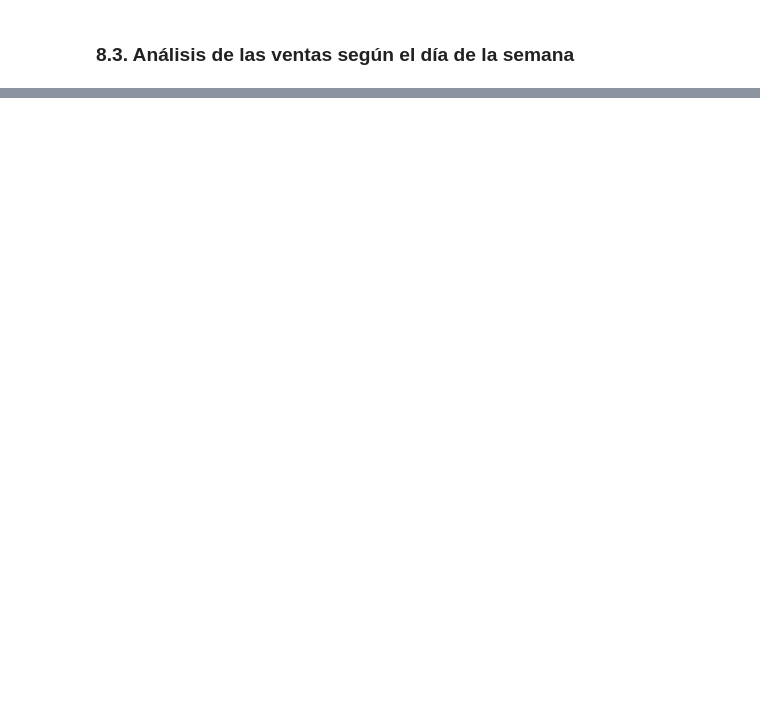
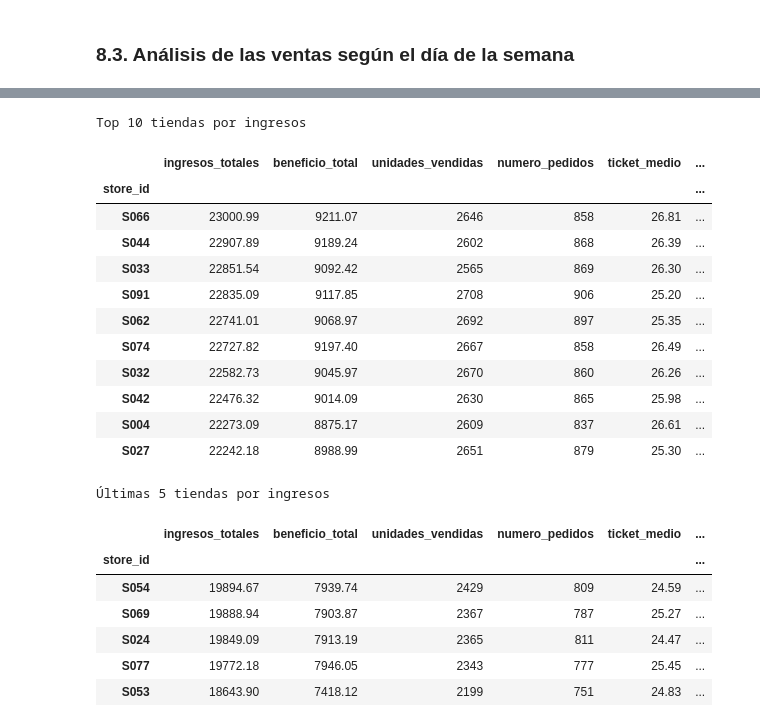
Before and after one commit to SofiaConsoli/Proyecto_Final_Data_and_Analytics, a Jupyter notebook: notebooks/proyecto_final_EDA_python.ipynb, the cells around one changed output, grey strips where cells are left out. Drawn from its saved outputs; the diff is of its cells as text; code cells hidden in the pictures; blank space fills up the shorter version.

```diff
--- a/notebooks/proyecto_final_EDA_python.ipynb
+++ b/notebooks/proyecto_final_EDA_python.ipynb
@@ -731,0 +791,31 @@ variacion_pct = (
+# %%
+# Ranking de tiendas individuales
+por_tienda = resumen_kpis(eda_df, "store_id").sort_values("ingresos_totales", ascending=False)
+
+print("Top 10 tiendas por ingresos")
+display(por_tienda.head(10).round(2))
+
+print("Últimas 5 tiendas por ingresos")
+display(por_tienda.tail(5).round(2))
+# %% [output]
+Top 10 tiendas por ingresos
+|  | ingresos_totales | beneficio_total | unidades_vendidas | numero_pedidos | ticket_medio | ... |
+| store_id |  |  |  |  |  | ... |
+| S066 | 23000.99 | 9211.07 | 2646 | 858 | 26.81 | ... |
+| S044 | 22907.89 | 9189.24 | 2602 | 868 | 26.39 | ... |
+| S033 | 22851.54 | 9092.42 | 2565 | 869 | 26.30 | ... |
+| S091 | 22835.09 | 9117.85 | 2708 | 906 | 25.20 | ... |
+| S062 | 22741.01 | 9068.97 | 2692 | 897 | 25.35 | ... |
+| S074 | 22727.82 | 9197.40 | 2667 | 858 | 26.49 | ... |
+| S032 | 22582.73 | 9045.97 | 2670 | 860 | 26.26 | ... |
+| S042 | 22476.32 | 9014.09 | 2630 | 865 | 25.98 | ... |
+| S004 | 22273.09 | 8875.17 | 2609 | 837 | 26.61 | ... |
+| S027 | 22242.18 | 8988.99 | 2651 | 879 | 25.30 | ... |
+Últimas 5 tiendas por ingresos
+|  | ingresos_totales | beneficio_total | unidades_vendidas | numero_pedidos | ticket_medio | ... |
+| store_id |  |  |  |  |  | ... |
+| S054 | 19894.67 | 7939.74 | 2429 | 809 | 24.59 | ... |
+| S069 | 19888.94 | 7903.87 | 2367 | 787 | 25.27 | ... |
+| S024 | 19849.09 | 7913.19 | 2365 | 811 | 24.47 | ... |
+| S077 | 19772.18 | 7946.05 | 2343 | 777 | 25.45 | ... |
+| S053 | 18643.90 | 7418.12 | 2199 | 751 | 24.83 | ... |
```
Also changed, not shown: parts of 18 cells of this notebook.
